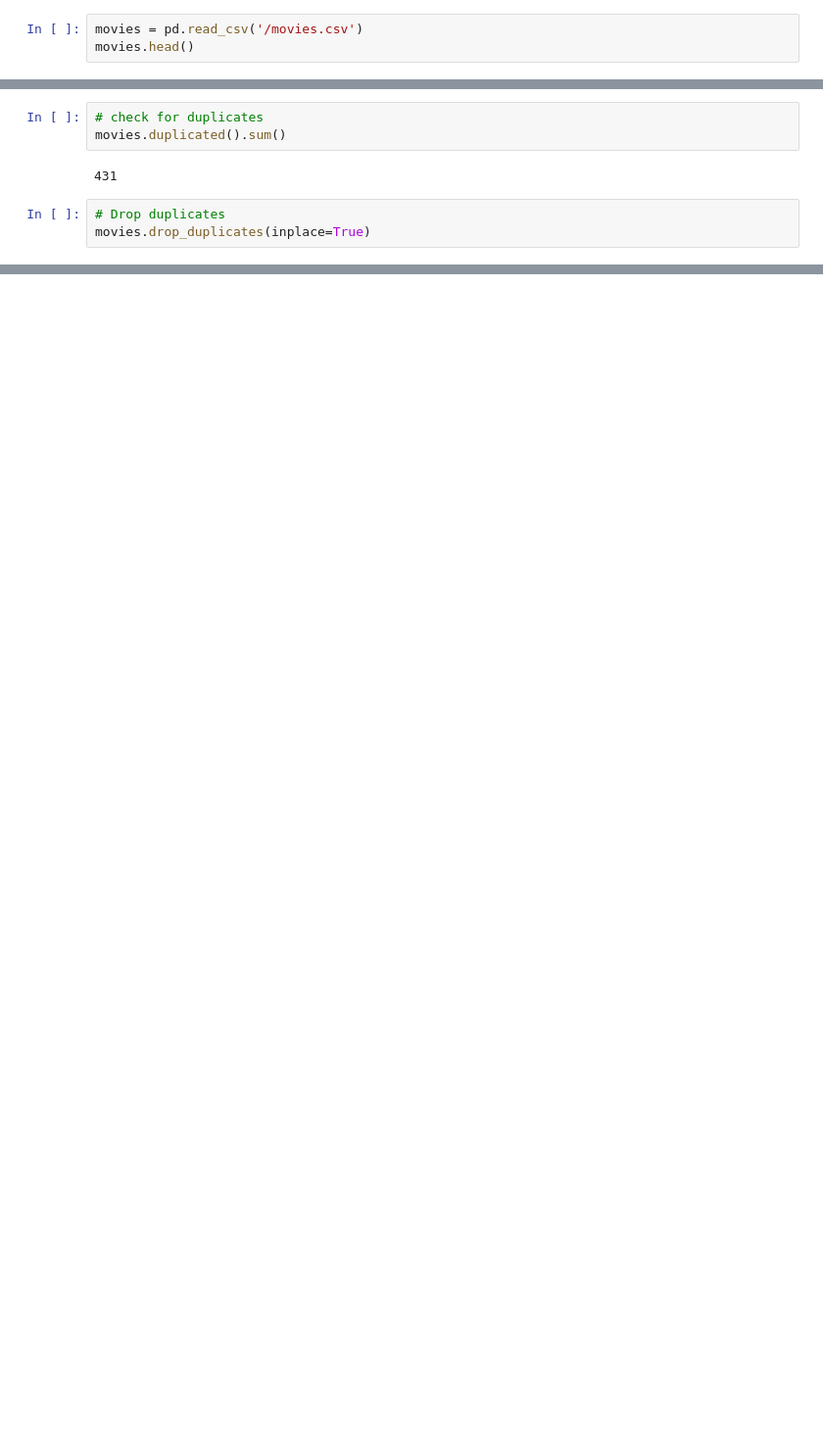
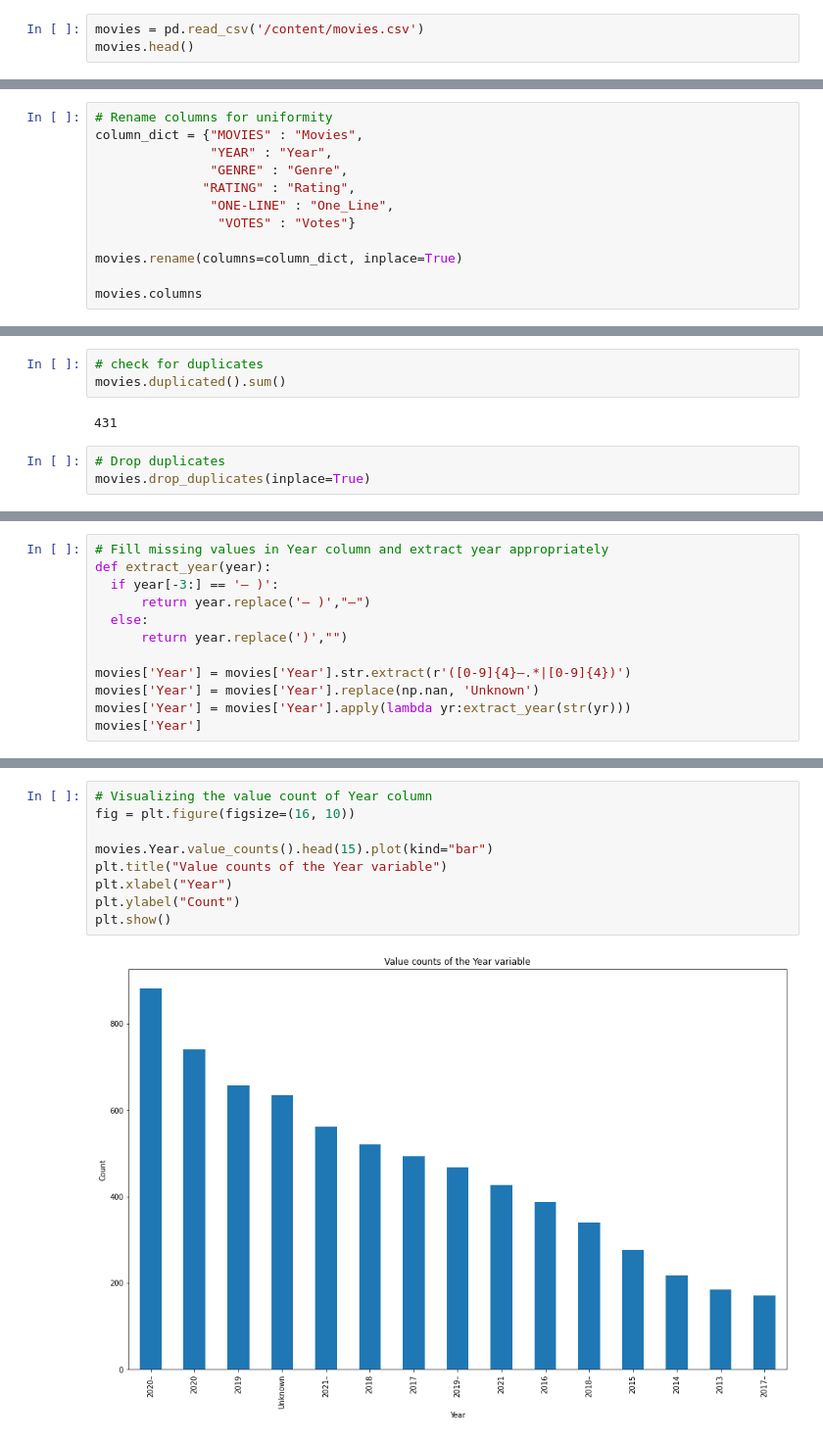
Before and after one commit to Beentha/stutern, a Jupyter notebook: Module8,Assignment3.ipynb, the cells around one changed output, grey strips where cells are left out. Shown: that part at 98% size. Saved outputs shown, nothing was run; the diff lists cells and outputs as text; blank space fills up the shorter version.

```diff
--- a/Module8,Assignment3.ipynb
+++ b/Module8,Assignment3.ipynb
@@ -8,5 +9,5 @@ import seaborn as sns
 # %%
-movies = pd.read_csv('/movies.csv')
+movies = pd.read_csv('/content/movies.csv')
 movies.head()
 # %% [output]
 |  | MOVIES | YEAR | GENRE | RATING | ONE-LINE | STARS | VOTES | RunTime | Gross |
@@ -50,3 +51,15 @@ Data columns (total 9 columns):
  8   Gross     460 non-null    object
 dtypes: float64(2), object(7)
 memory usage: 703.2+ KB
+# %%
+# Rename columns for uniformity
+column_dict = {"MOVIES" : "Movies",
+               "YEAR" : "Year",
+               "GENRE" : "Genre",
+              "RATING" : "Rating",
+               "ONE-LINE" : "One_Line",
+                "VOTES" : "Votes"}
+
+movies.rename(columns=column_dict, inplace=True)
+
+movies.columns
@@ -62,0 +111,12 @@ movies.drop_duplicates(inplace=True)
+# %%
+# Fill missing values in Year column and extract year appropriately
+def extract_year(year):
+  if year[-3:] == '– )':
+      return year.replace('– )',"–")
+  else:
+      return year.replace(')',"")
+
+movies['Year'] = movies['Year'].str.extract(r'([0-9]{4}–.*|[0-9]{4})')
+movies['Year'] = movies['Year'].replace(np.nan, 'Unknown')
+movies['Year'] = movies['Year'].apply(lambda yr:extract_year(str(yr)))
+movies['Year']
@@ -62,0 +151,11 @@ movies.drop_duplicates(inplace=True)
+# %%
+# Visualizing the value count of Year column
+fig = plt.figure(figsize=(16, 10))
+
+movies.Year.value_counts().head(15).plot(kind="bar")
+plt.title("Value counts of the Year variable")
+plt.xlabel("Year")
+plt.ylabel("Count")
+plt.show()
+# %% [output]
+[figure, added]
```
Also changed, not shown: parts of 24 cells of this notebook.
